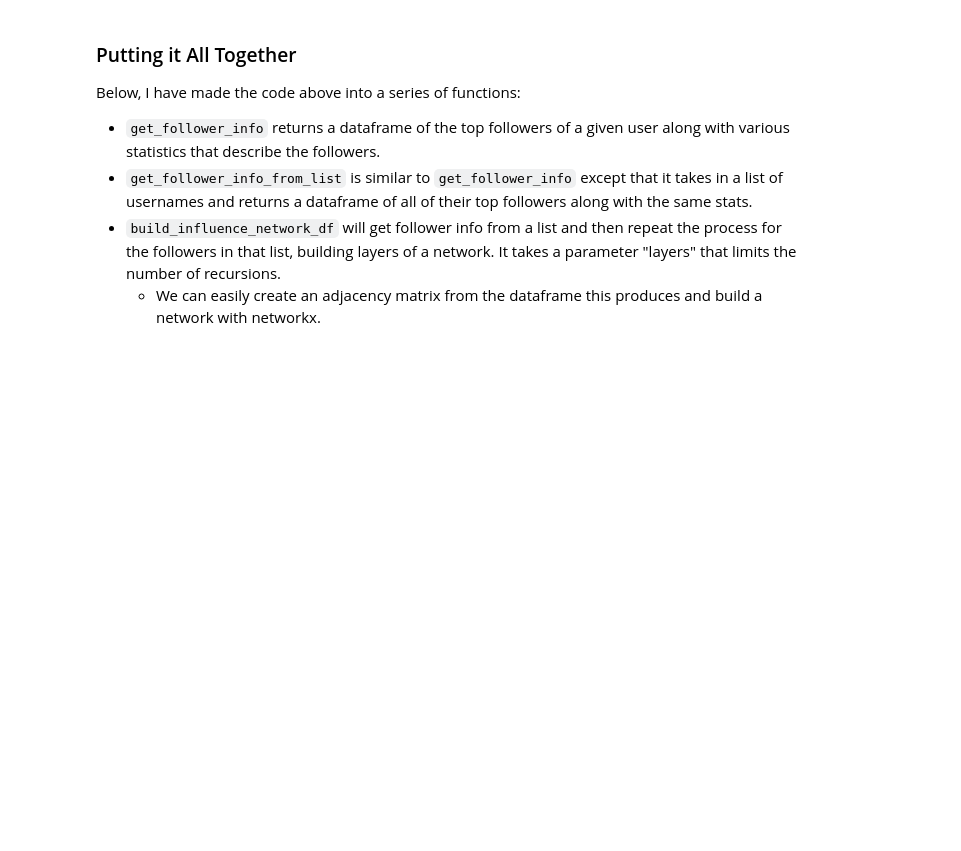
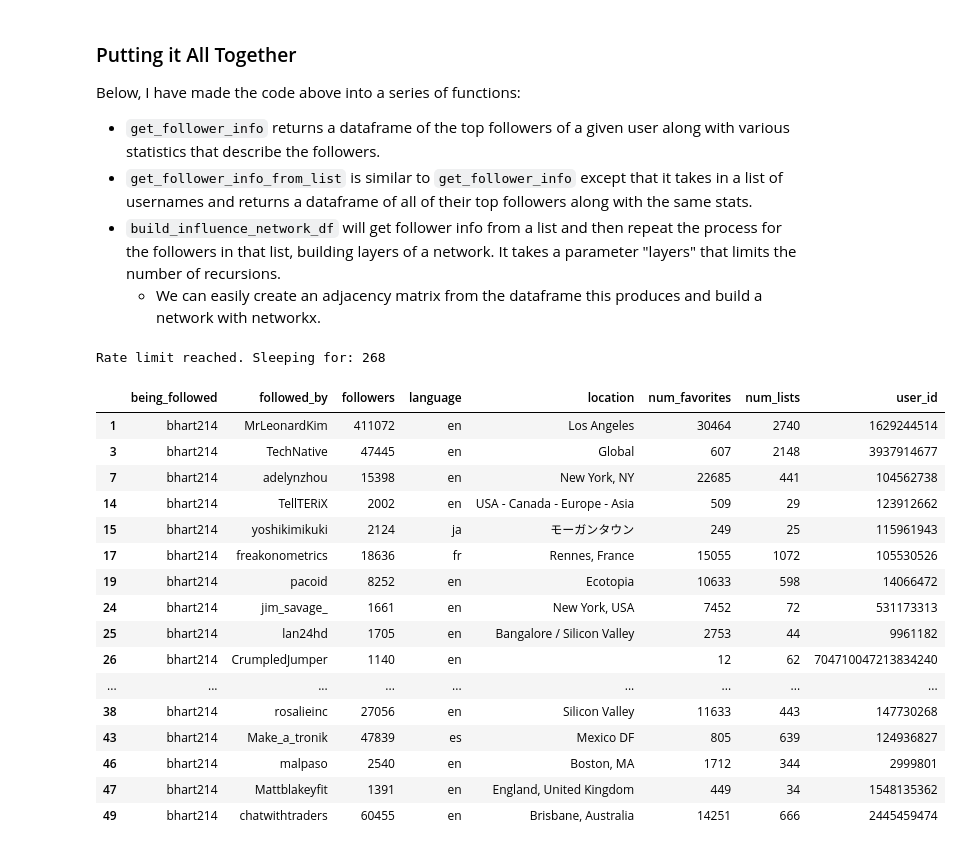
Before and after one commit to jrs33/Converse_Product_Launch, a Jupyter notebook: chuck_ii.ipynb, the cells around one changed output. Saved outputs shown, nothing was run; the diff lists cells and outputs as text; code cells hidden in the pictures; blank space fills up the shorter version.

```diff
--- a/chuck_ii.ipynb
+++ b/chuck_ii.ipynb
@@ -210,7 +210,7 @@ pp_json(sample_tweet_json)
 
 ...testing Klout on myself:
 # %%
-k = Klout('atskb68kc2gp6db32nxx2txj')
+k = Klout('vk235ehnfw2t88qv4s4kzdt8')
 
 # Get kloutId of the user by inputting a twitter screenName
 kloutID = k.identity.klout(screenName = "bhart214").get('id')
@@ -418 +420,23 @@ def get_follower_info(twitter_username, max_num_followers = 10, min_klout = 60):
+# %%
+user_info = get_follower_info("bhart214")
+user_info
+# %% [output]
+Rate limit reached. Sleeping for: 268
+|  | being_followed | followed_by | followers | language | location | num_favorites | num_lists | user_id |
+| 1 | bhart214 | MrLeonardKim | 411072 | en | Los Angeles | 30464 | 2740 | 1629244514 |
+| 3 | bhart214 | TechNative | 47445 | en | Global | 607 | 2148 | 3937914677 |
+| 7 | bhart214 | adelynzhou | 15398 | en | New York, NY | 22685 | 441 | 104562738 |
+| 14 | bhart214 | TellTERiX | 2002 | en | USA - Canada - Europe - Asia | 509 | 29 | 123912662 |
+| 15 | bhart214 | yoshikimikuki | 2124 | ja | モーガンタウン | 249 | 25 | 115961943 |
+| 17 | bhart214 | freakonometrics | 18636 | fr | Rennes, France | 15055 | 1072 | 105530526 |
+| 19 | bhart214 | pacoid | 8252 | en | Ecotopia | 10633 | 598 | 14066472 |
+| 24 | bhart214 | jim_savage_ | 1661 | en | New York, USA | 7452 | 72 | 531173313 |
+| 25 | bhart214 | lan24hd | 1705 | en | Bangalore / Silicon Valley | 2753 | 44 | 9961182 |
+| 26 | bhart214 | CrumpledJumper | 1140 | en |  | 12 | 62 | 704710047213834240 |
+| ... | ... | ... | ... | ... | ... | ... | ... | ... |
+| 38 | bhart214 | rosalieinc | 27056 | en | Silicon Valley | 11633 | 443 | 147730268 |
+| 43 | bhart214 | Make_a_tronik | 47839 | es | Mexico DF | 805 | 639 | 124936827 |
+| 46 | bhart214 | malpaso | 2540 | en | Boston, MA | 1712 | 344 | 2999801 |
+| 47 | bhart214 | Mattblakeyfit | 1391 | en | England, United Kingdom | 449 | 34 | 1548135362 |
+| 49 | bhart214 | chatwithtraders | 60455 | en | Brisbane, Australia | 14251 | 666 | 2445459474 |
 # %%
```
Also changed, not shown: parts of 16 cells of this notebook.
